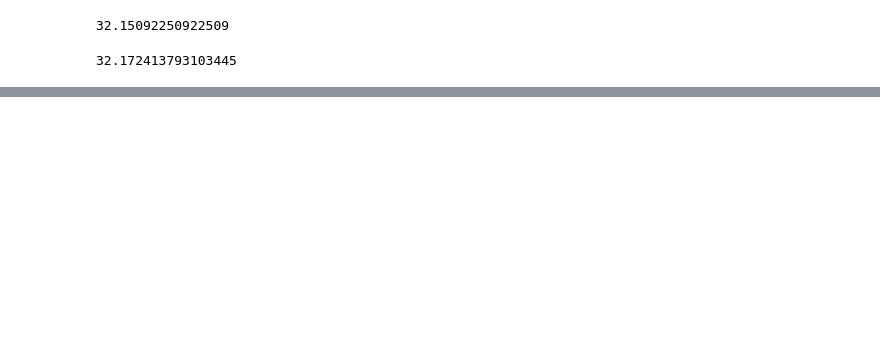
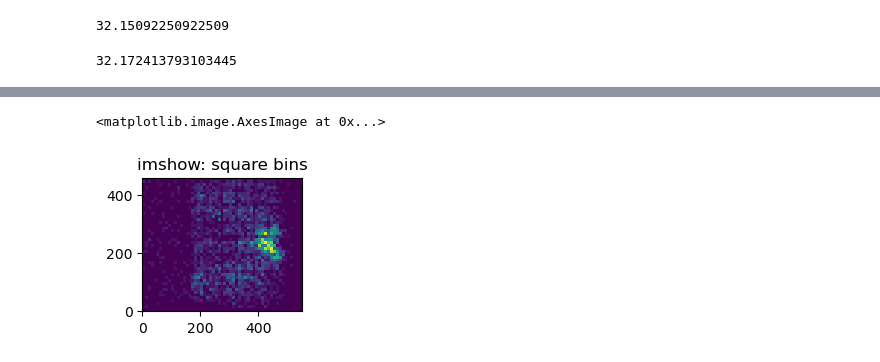
Before and after one commit to Mohamed-loua/ift6758-projet-hockey, a Jupyter notebook: notebooks/question_6.ipynb, the cells around one changed output, grey strips where cells are left out. Cells and saved outputs as stored; diff of their text form; code cells hidden in the pictures; blank space fills up the shorter version.

```diff
--- a/notebooks/question_6.ipynb
+++ b/notebooks/question_6.ipynb
@@ -172,0 +186,8 @@ array([[ 62., -23.],
+# %%
+fig = plt.figure(figsize=(7, 3))
+ax = fig.add_subplot(131, title='imshow: square bins')
+plt.imshow(H_team, interpolation='nearest', origin='lower',
+        extent=[xedges[0], xedges[-1], yedges[0], yedges[-1]])
+# %% [output]
+<matplotlib.image.AxesImage at 0x...>
+[figure, added]
```
Also changed, not shown: parts of 23 cells of this notebook, 3 other files.
